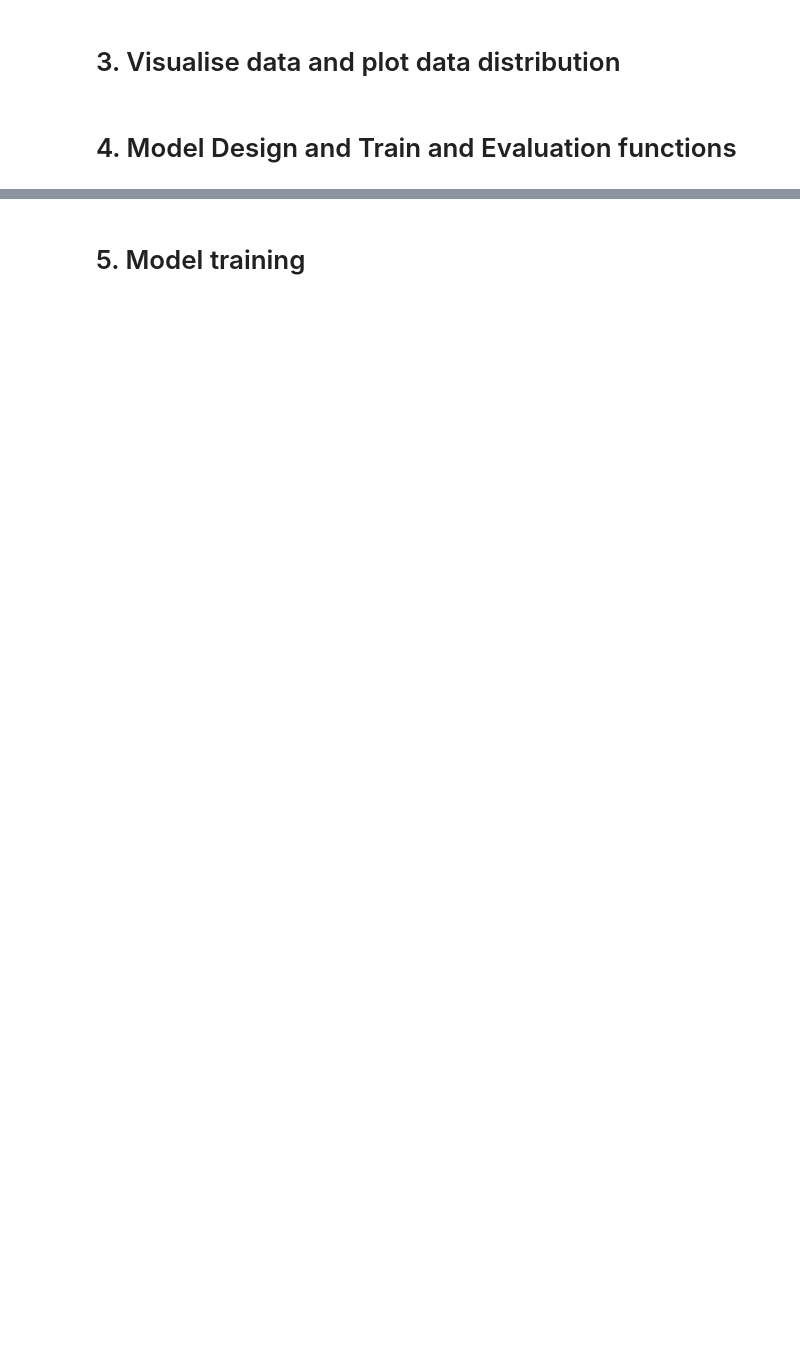
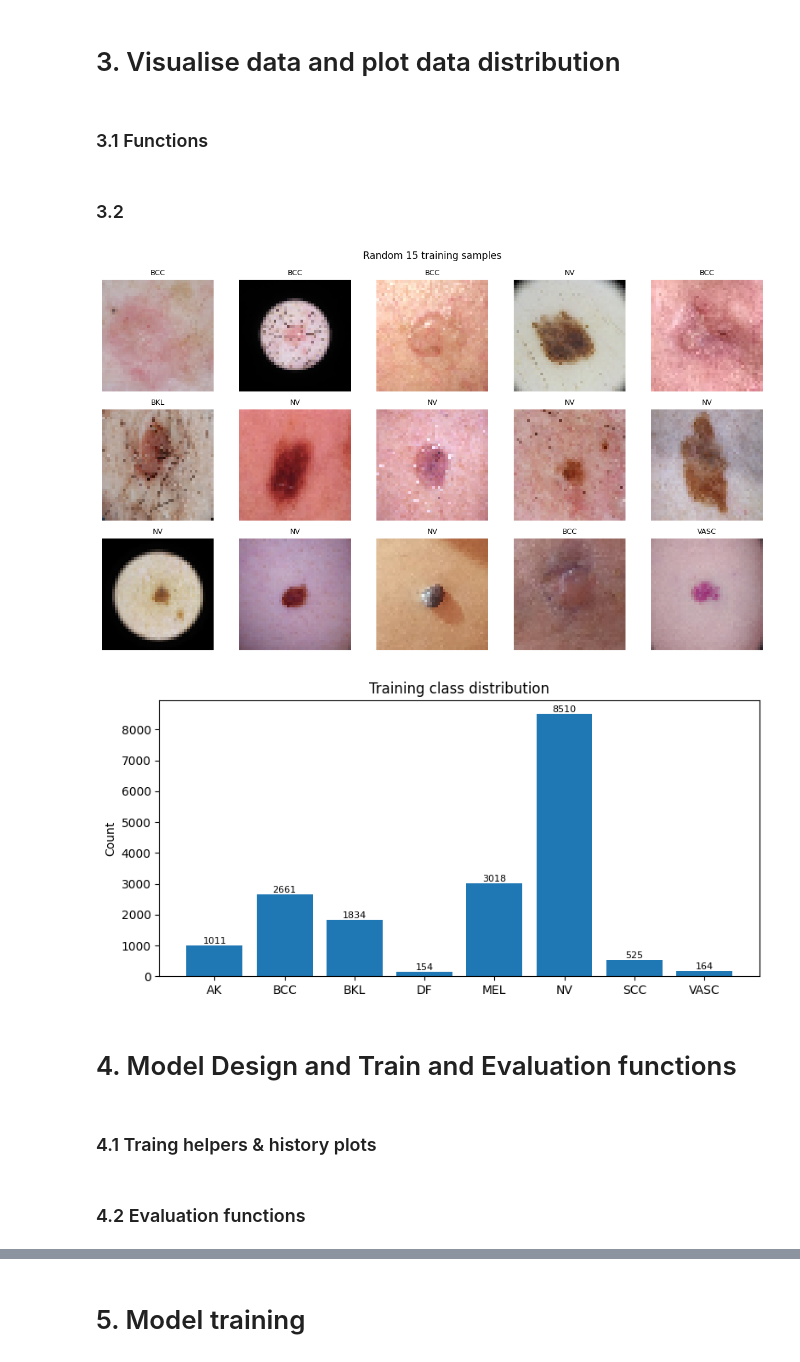
Before and after one commit to nachodll/skin-lesion-classification, a Jupyter notebook: skin-lesion-classification.ipynb, the cells around one changed output, grey strips where cells are left out. Drawn from its saved outputs; the diff is of its cells as text; code cells hidden in the pictures; blank space fills up the shorter version.

```diff
--- a/skin-lesion-classification.ipynb
+++ b/skin-lesion-classification.ipynb
@@ -124,4 +144,56 @@ Class names: {'AK': 0, 'BCC': 1, 'BKL': 2, 'DF': 3, 'MEL': 4, 'NV': 5, 'SCC': 6,
 # %% [markdown]
 # 3. Visualise data and plot data distribution
+# %% [markdown]
+### 3.1 Functions
+# %%
+def show_random_grid(generator, n=15, cols=5, seed=SEED, title="Random samples"):
+    """
+    Display n random images with labels from a Keras generator that uses flow_from_dataframe.
+    Assumes generator has .filepaths, .classes, and .class_indices.
+    """
+    rnd = random.Random(seed)
+    idxs = rnd.sample(range(len(generator.filepaths)), n)
+    class_inv = {v: k for k, v in generator.class_indices.items()}
+    rows = int(np.ceil(n / cols))
+    plt.figure(figsize=(cols * 2.4, rows * 2.4))
+    for i, idx in enumerate(idxs):
+        # Load the raw image path and label
+        path = generator.filepaths[idx]
+        label_id = generator.classes[idx]
+        label = class_inv[label_id]
+        # Read image via keras utils
+        img = tf.keras.utils.load_img(path, target_size=(IMG_HEIGHT, IMG_WIDTH))
+        plt.subplot(rows, cols, i + 1)
+        plt.imshow(img)
+        plt.axis('off')
+        plt.title(label, fontsize=9)
+    plt.suptitle(title, y=0.98)
+    plt.tight_layout()
+    plt.show()
+
+def plot_class_distribution(generator, title="Class distribution"):
+    classes = np.asarray(generator.classes)
+    class_inv = {v: k for k, v in generator.class_indices.items()}
+    labels = [class_inv[i] for i in sorted(set(classes))]
+    counts = [int(np.sum(classes == i)) for i in range(len(labels))]
+    plt.figure(figsize=(8, 4))
+    plt.bar(labels, counts)
+    plt.ylabel("Count")
+    plt.title(title)
+    for i, c in enumerate(counts):
+        plt.text(i, c, str(c), ha='center', va='bottom', fontsize=8)
+    plt.xticks(rotation=0)
+    plt.tight_layout()
+    plt.show()
+# %% [markdown]
+### 3.2
+# %%
+show_random_grid(train_data, n=15, cols=5, seed=SEED, title="Random 15 training samples")
+plot_class_distribution(train_data, title="Training class distribution")
+# %% [output]
+[figure, added]
+[figure, added]
 # %% [markdown]
 # 4. Model Design and Train and Evaluation functions
+# %% [markdown]
+### 4.1 Traing helpers & history plots
@@ -127,0 +245,2 @@ Class names: {'AK': 0, 'BCC': 1, 'BKL': 2, 'DF': 3, 'MEL': 4, 'NV': 5, 'SCC': 6,
+# %% [markdown]
+### 4.2 Evaluation functions
```
Also changed, not shown: parts of 30 cells of this notebook.
